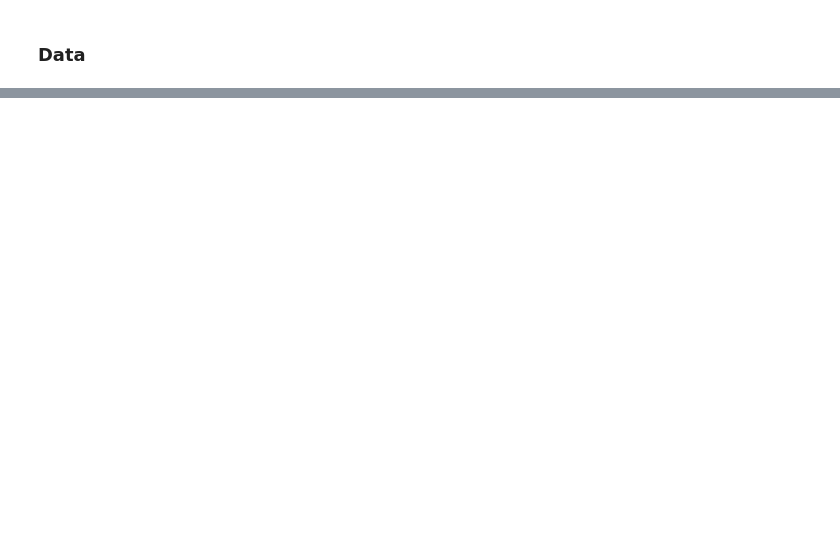
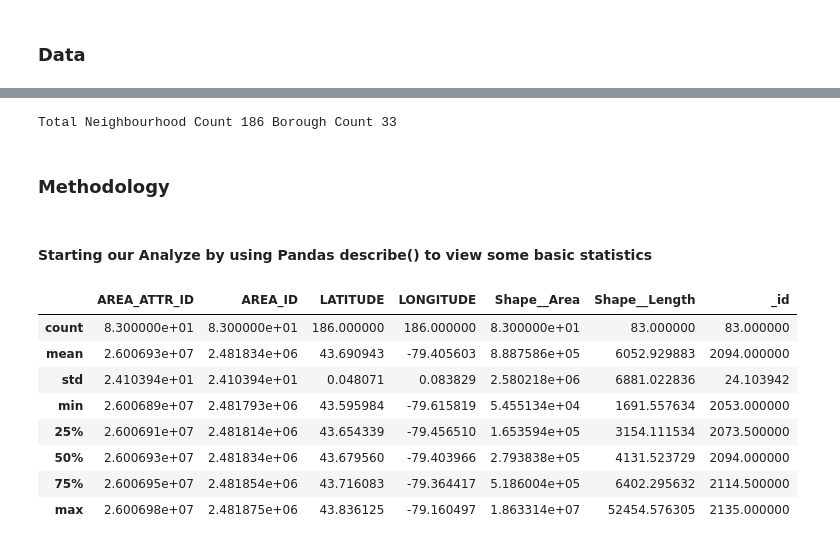
Before and after one commit to LanaDS/Data-Science-Professional-Certificate, a Jupyter notebook: Capstone Project2.ipynb, the cells around one changed output, grey strips where cells are left out. Drawn from its saved outputs; the diff is of its cells as text; code cells hidden in the pictures; blank space fills up the shorter version.

```diff
--- a/Capstone Project2.ipynb
+++ b/Capstone Project2.ipynb
@@ -18,0 +135,4 @@ ___
+# %%
+# Importing Wikipedia data from "Segmenting and Clustering Neighborhoods in Toronto" Assingment
+new_data=pd.read_csv('geo_data.csv', index_col=0) #loading data
+new_data.head() #printing data
@@ -18,0 +146,4 @@ ___
+# %%
+
+new_data.columns = ['PostalCode','Borough','Neighbourhood', 'LATITUDE', 'LONGITUDE'] #Changing Columns Names
+new_data.head()  #printing data
@@ -18,0 +159,4 @@ ___
+# %%
+alldata= pd.merge(df,new_data, on=['LATITUDE','LONGITUDE'], how='outer') #merge dataframes to get new dataframe
+
+alldata.head()
@@ -18,0 +195,20 @@ ___
+# %%
+print("Total Neighbourhood Count",len(alldata['Neighbourhood']),"Borough Count",len(alldata['Borough'].unique()))
+# %% [output]
+Total Neighbourhood Count 186 Borough Count 33
+# %% [markdown]
+### Methodology
+# %% [markdown]
+#### Starting our Analyze by using Pandas describe() to view some basic statistics
+# %%
+alldata.describe() #of course for our data this method is not correct
+# %% [output]
+|  | AREA_ATTR_ID | AREA_ID | LATITUDE | LONGITUDE | Shape__Area | Shape__Length | _id |
+| count | 8.300000e+01 | 8.300000e+01 | 186.000000 | 186.000000 | 8.300000e+01 | 83.000000 | 83.000000 |
+| mean | 2.600693e+07 | 2.481834e+06 | 43.690943 | -79.405603 | 8.887586e+05 | 6052.929883 | 2094.000000 |
+| std | 2.410394e+01 | 2.410394e+01 | 0.048071 | 0.083829 | 2.580218e+06 | 6881.022836 | 24.103942 |
+| min | 2.600689e+07 | 2.481793e+06 | 43.595984 | -79.615819 | 5.455134e+04 | 1691.557634 | 2053.000000 |
+| 25% | 2.600691e+07 | 2.481814e+06 | 43.654339 | -79.456510 | 1.653594e+05 | 3154.111534 | 2073.500000 |
+| 50% | 2.600693e+07 | 2.481834e+06 | 43.679560 | -79.403966 | 2.793838e+05 | 4131.523729 | 2094.000000 |
+| 75% | 2.600695e+07 | 2.481854e+06 | 43.716083 | -79.364417 | 5.186004e+05 | 6402.295632 | 2114.500000 |
+| max | 2.600698e+07 | 2.481875e+06 | 43.836125 | -79.160497 | 1.863314e+07 | 52454.576305 | 2135.000000 |
```
Also changed, not shown: parts of 24 cells of this notebook.
